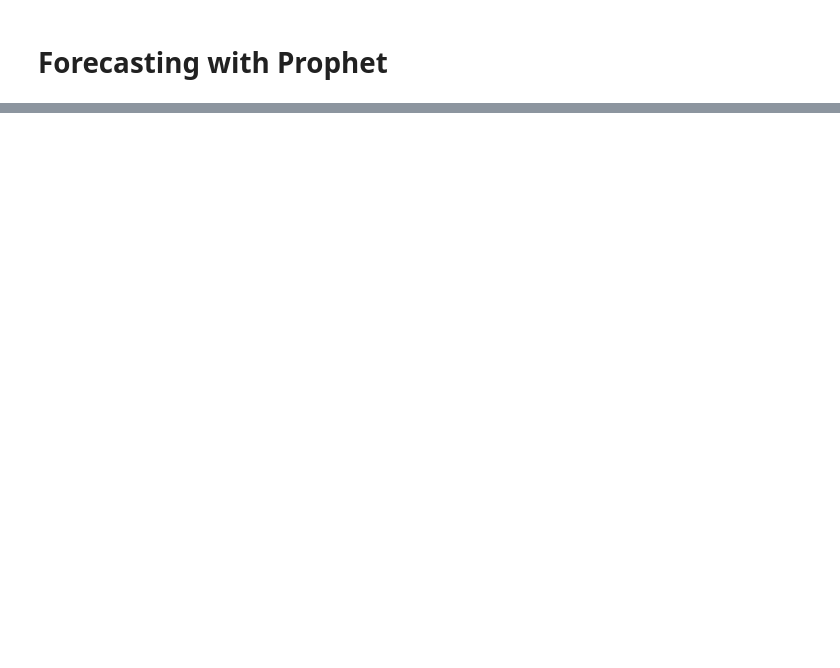
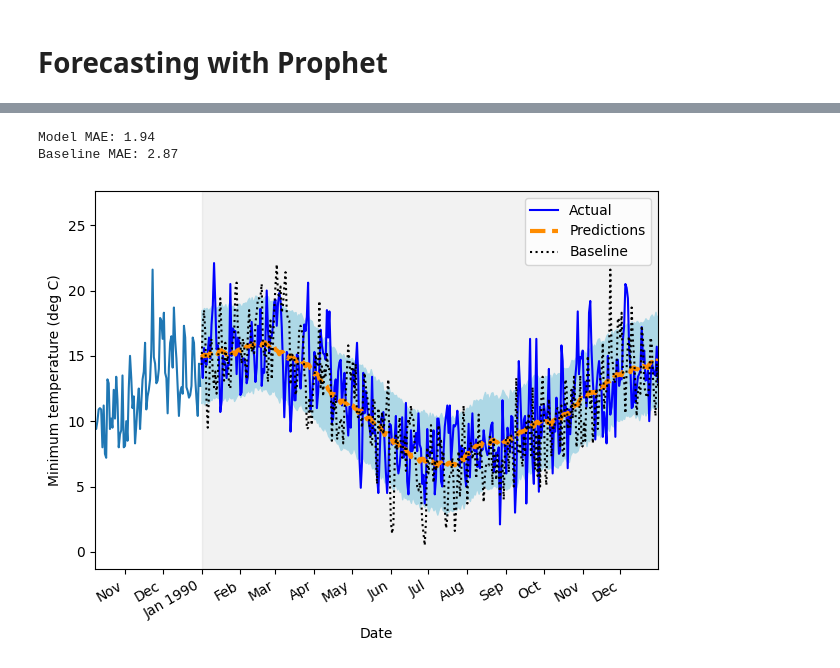
Before and after one commit to luigiselmi/timeseries, a Jupyter notebook: forecasting_with_prophet.ipynb, the cells around one changed output, grey strips where cells are left out. Drawn from its saved outputs; the diff is of its cells as text; code cells hidden in the pictures; blank space fills up the shorter version.

```diff
--- a/forecasting_with_prophet.ipynb
+++ b/forecasting_with_prophet.ipynb
@@ -11,0 +58,5 @@ ModuleNotFoundError: No module named 'fbprophet'
+# %%
+future = m.make_future_dataframe(periods=365)
+# %%
+forecast = m.predict(future)
+forecast.head()
@@ -11,0 +79,3 @@ ModuleNotFoundError: No module named 'fbprophet'
+# %%
+test[['yhat', 'yhat_lower', 'yhat_upper']] = forecast[['yhat', 'yhat_lower', 'yhat_upper']]
+test.head()
@@ -11,0 +89,30 @@ ModuleNotFoundError: No module named 'fbprophet'
+# %%
+test['baseline'] = train['y'][-365:].values
+# %%
+prophet_mae = mean_absolute_error(test['y'], test['yhat'])
+baseline_mae = mean_absolute_error(test['y'], test['baseline'])
+print('Model MAE: {:.2f}'.format(prophet_mae))
+print('Baseline MAE: {:.2f}'.format(baseline_mae))
+# %% [output]
+Model MAE: 1.94
+Baseline MAE: 2.87
+# %%
+fig, ax = plt.subplots()
+fig.autofmt_xdate()
+ax.plot(train['y'])
+ax.plot(test['y'], 'b-', label='Actual')
+ax.plot(test['yhat'], color='darkorange', ls='--', lw=3, label='Predictions')
+ax.plot(test['baseline'], 'k:', label='Baseline')
+ax.set_xlabel('Date')
+ax.set_ylabel('Minimum temperature (deg C)')
+ax.axvspan(3285, 3649, color='#808080', alpha=0.1)
+ax.legend(loc='best')
+
+plt.xticks(
+    [3224, 3254, 3285, 3316, 3344, 3375, 3405, 3436, 3466, 3497, 3528, 3558, 3589, 3619],
+    ['Nov', 'Dec', 'Jan 1990', 'Feb', 'Mar', 'Apr', 'May', 'Jun', 'Jul', 'Aug', 'Sep', 'Oct', 'Nov', 'Dec'])
+plt.fill_between(x=test.index, y1=test['yhat_lower'], y2=test['yhat_upper'], color='lightblue')
+plt.xlim(3200, 3649)
+plt.tight_layout()
+# %% [output]
+[figure, added]
```
Also changed, not shown: parts of 12 cells of this notebook.
